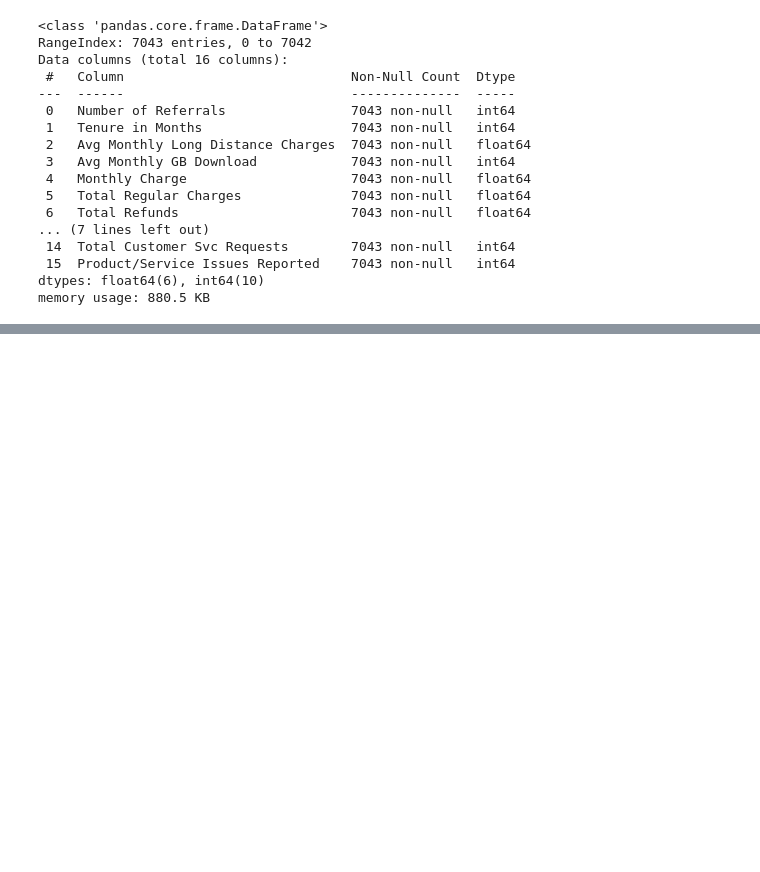
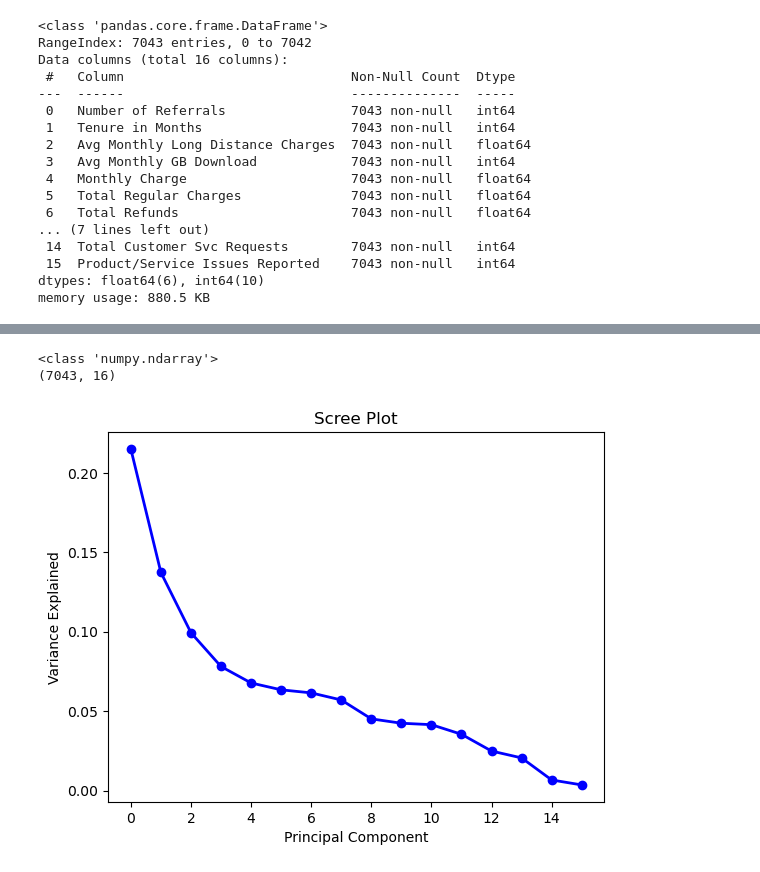
Before and after one commit to kesavan2017/ucbe-AIML-tryit-exercise-62, a Jupyter notebook: tryit_6.2.ipynb, the cells around one changed output, grey strips where cells are left out. Saved outputs shown, nothing was run; the diff lists cells and outputs as text; code cells hidden in the pictures; blank space fills up the shorter version.

Commit message:
Configure initial PCA as well as generate Scree Plot and Cumulative Variance graphs to assess optimal components for PCA

```diff
--- a/tryit_6.2.ipynb
+++ b/tryit_6.2.ipynb
@@ -207,0 +213,9 @@ memory usage: 880.5 KB
+# %%
+df_scaled = ''
+
+# Normalize data : (X-Xmean / Xstd )
+df_scaled = (df_clean_nona - df_clean_nona.mean())/df_clean_nona.std()
+
+#Check df scaled info / spot check:
+print(df_scaled.shape)
+print(type(df_scaled))
@@ -207,0 +245,25 @@ memory usage: 880.5 KB
+# %%
+components = ''
+
+### BEGIN SOLUTION
+pca = PCA(n_components=16, random_state = 42)
+components = pca.fit_transform(df_scaled)
+### END SOLUTION
+
+# Answer check
+print(type(components))
+print(components.shape)
+# %% [output]
+<class 'numpy.ndarray'>
+(7043, 16)
+# %%
+PC_Values = ''
+
+PC_values = np.arange(pca.n_components_)
+plt.plot(PC_values, pca.explained_variance_ratio_, 'o-', linewidth=2, color='blue')
+plt.title('Scree Plot')
+plt.xlabel('Principal Component')
+plt.ylabel('Variance Explained')
+plt.show()
+# %% [output]
+[figure, added]
```
Also changed, not shown: parts of 9 cells of this notebook.
